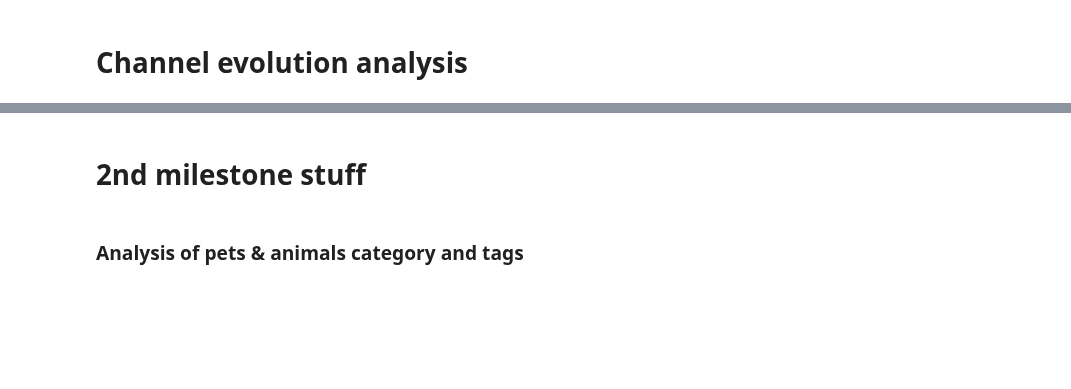
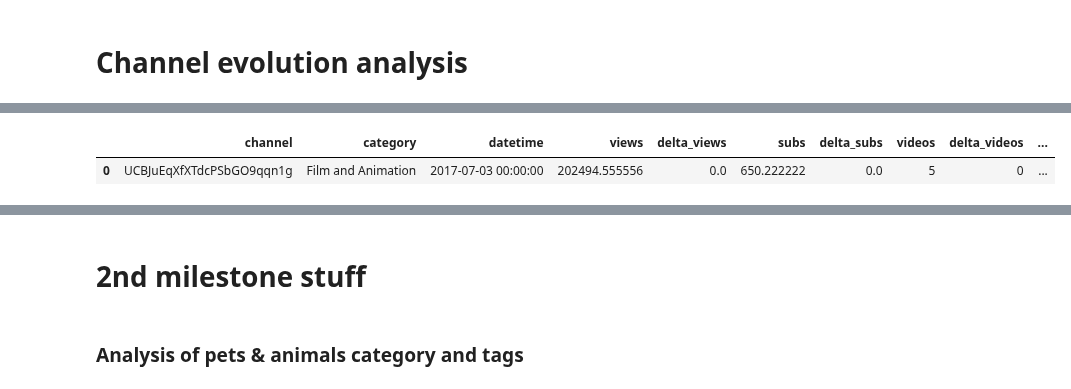
Before and after one commit to kamilmellouk/kadabros, a Jupyter notebook: notebooks/Pierre_eda.ipynb, the cells around one changed output, grey strips where cells are left out. Drawn from its saved outputs; the diff is of its cells as text; code cells hidden in the pictures; blank space fills up the shorter version.

```diff
--- a/notebooks/Pierre_eda.ipynb
+++ b/notebooks/Pierre_eda.ipynb
@@ -29,3 +27,9 @@ df_feather = feather.read_feather(os.path.join(DATA_PATH, 'yt_metadata_helper.fe
+# %%
+timeseries = pd.read_csv(f"{DATA_PATH}/df_timeseries_en.tsv.gz", compression="infer", sep="\t") # 20s
+timeseries.head(1)
+# %% [output]
+|  | channel | category | datetime | views | delta_views | subs | delta_subs | videos | delta_videos | ... |
+| 0 | UCBJuEqXfXTdcPSbGO9qqn1g | Film and Animation | 2017-07-03 00:00:00 | 202494.555556 | 0.0 | 650.222222 | 0.0 | 5 | 0 | ... |
 # %%
 channels["join_date"] = pd.to_datetime(channels["join_date"])
 timeseries["datetime"] = pd.to_datetime(timeseries["datetime"])
```
Also changed, not shown: parts of 19 cells of this notebook.
